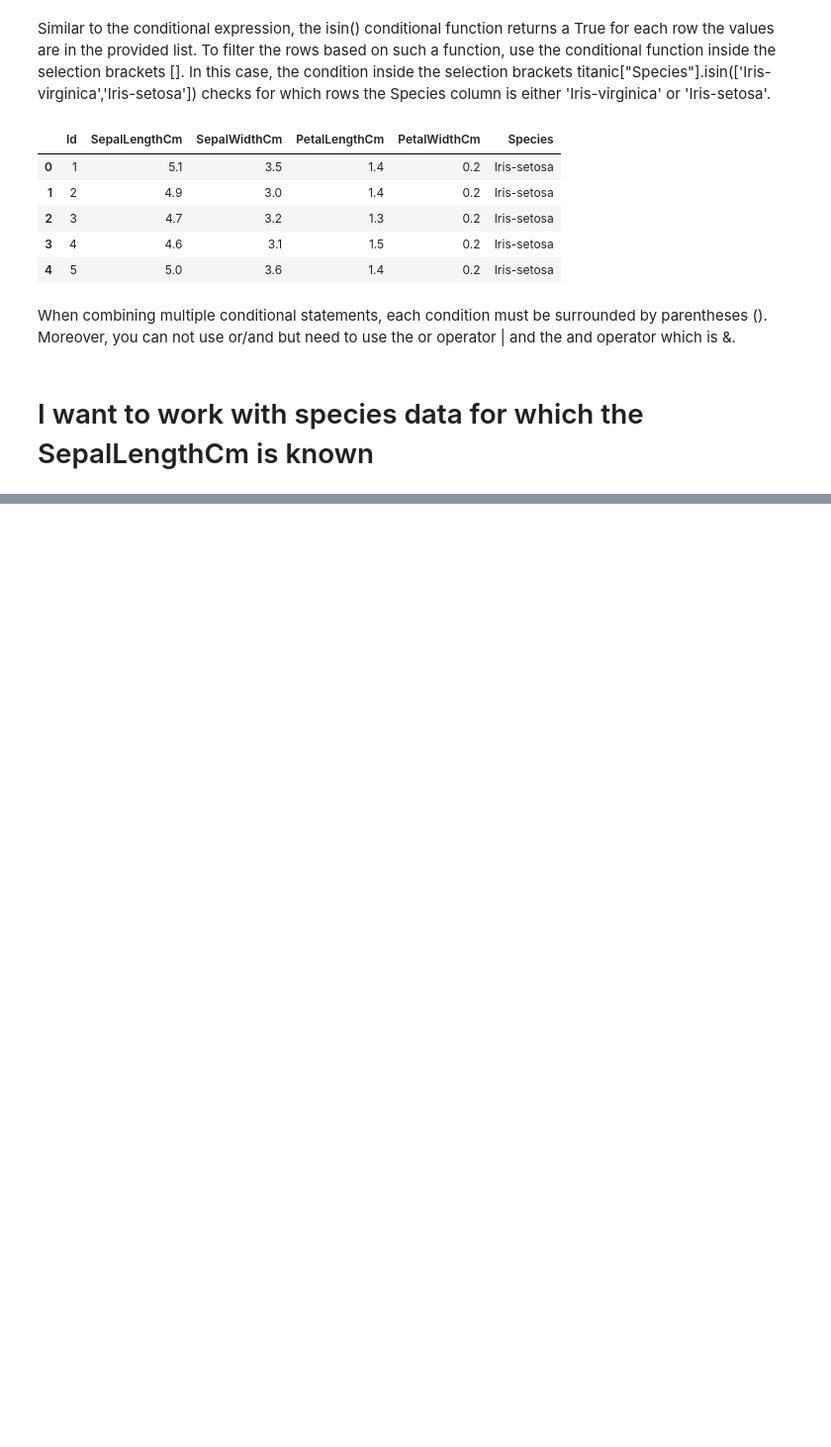
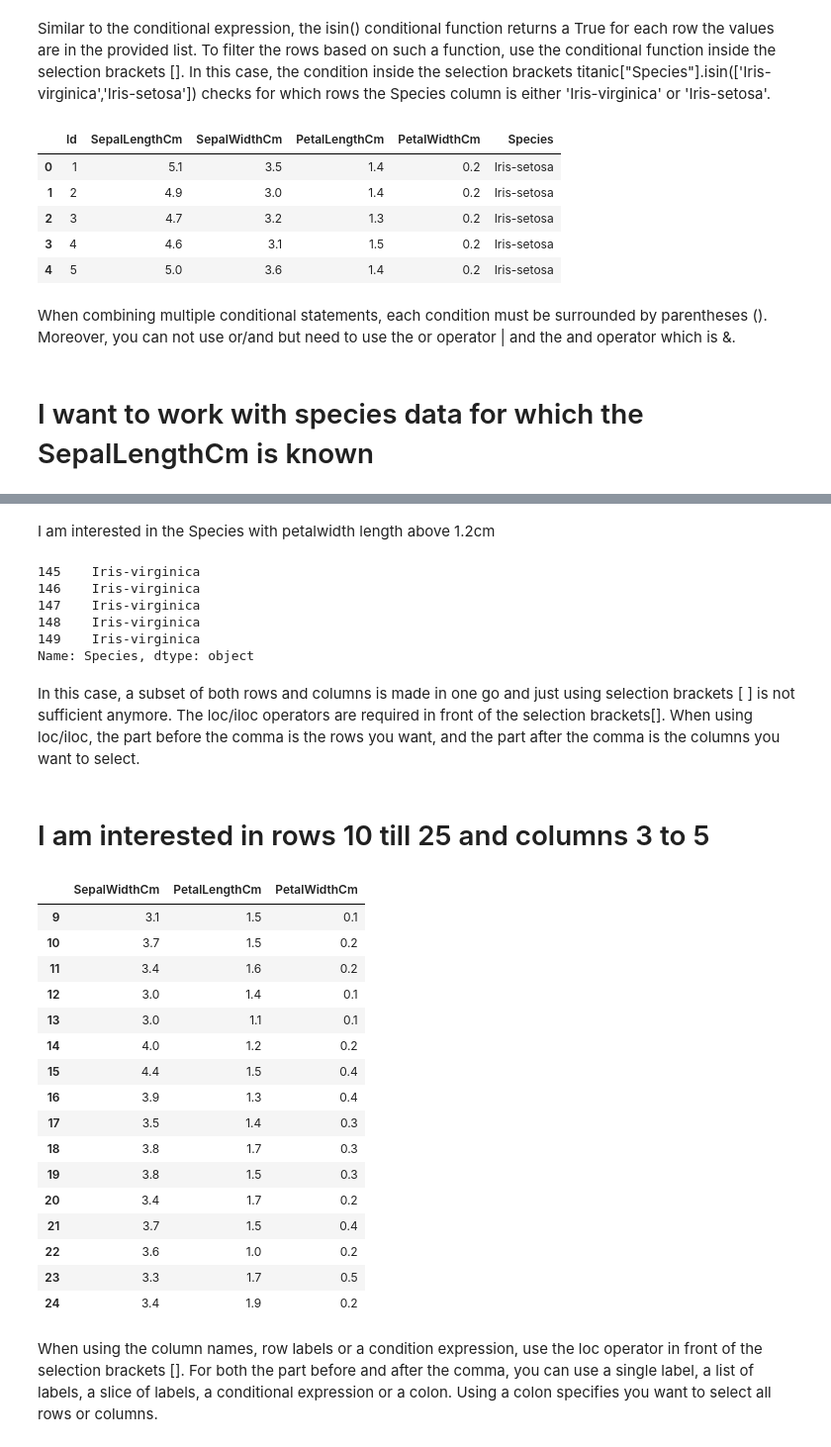
Before and after one commit to 254Bit/PythonPandasExercise, a Jupyter notebook: getting_started_pandas.ipynb, the cells around one changed output, grey strips where cells are left out. Shown at 99% size. Saved outputs shown, nothing was run; the diff lists cells and outputs as text; code cells hidden in the pictures; blank space fills up the shorter version.

```diff
--- a/getting_started_pandas.ipynb
+++ b/getting_started_pandas.ipynb
@@ -311,0 +331,41 @@ When combining multiple conditional statements, each condition must be surrounde
+# %% [markdown]
+I am interested in the Species with petalwidth length above 1.2cm
+# %%
+species_type = iris.loc[iris['PetalLengthCm']>1.2,'Species']
+species_type.tail()
+# %% [output]
+145    Iris-virginica
+146    Iris-virginica
+147    Iris-virginica
+148    Iris-virginica
+149    Iris-virginica
+Name: Species, dtype: object
+# %% [markdown]
+In this case, a subset of both rows and columns is made in one go and just using selection brackets [ ] is not sufficient anymore.
+The loc/iloc operators are required in front of the selection brackets[].
+When using loc/iloc, the part before the comma is the rows you want, and the part after the comma is the columns you want to select.
+# %% [markdown]
+# I am interested in rows 10 till 25 and columns 3 to 5
+# %%
+#When specifically interested in certain rows and/or columns based on their position in the table, use the iloc operator in front of the selection brackets [].
+iris.iloc[9:25, 2:5]
+# %% [output]
+|  | SepalWidthCm | PetalLengthCm | PetalWidthCm |
+| 9 | 3.1 | 1.5 | 0.1 |
+| 10 | 3.7 | 1.5 | 0.2 |
+| 11 | 3.4 | 1.6 | 0.2 |
+| 12 | 3.0 | 1.4 | 0.1 |
+| 13 | 3.0 | 1.1 | 0.1 |
+| 14 | 4.0 | 1.2 | 0.2 |
+| 15 | 4.4 | 1.5 | 0.4 |
+| 16 | 3.9 | 1.3 | 0.4 |
+| 17 | 3.5 | 1.4 | 0.3 |
+| 18 | 3.8 | 1.7 | 0.3 |
+| 19 | 3.8 | 1.5 | 0.3 |
+| 20 | 3.4 | 1.7 | 0.2 |
+| 21 | 3.7 | 1.5 | 0.4 |
+| 22 | 3.6 | 1.0 | 0.2 |
+| 23 | 3.3 | 1.7 | 0.5 |
+| 24 | 3.4 | 1.9 | 0.2 |
+# %% [markdown]
+When using the column names, row labels or a condition expression, use the loc operator in front of the selection brackets []. For both the part before and after the comma, you can use a single label, a list of labels, a slice of labels, a conditional expression or a colon. Using a colon specifies you want to select all rows or columns.
```
Also changed, not shown: parts of 6 cells of this notebook, 4 other files.
